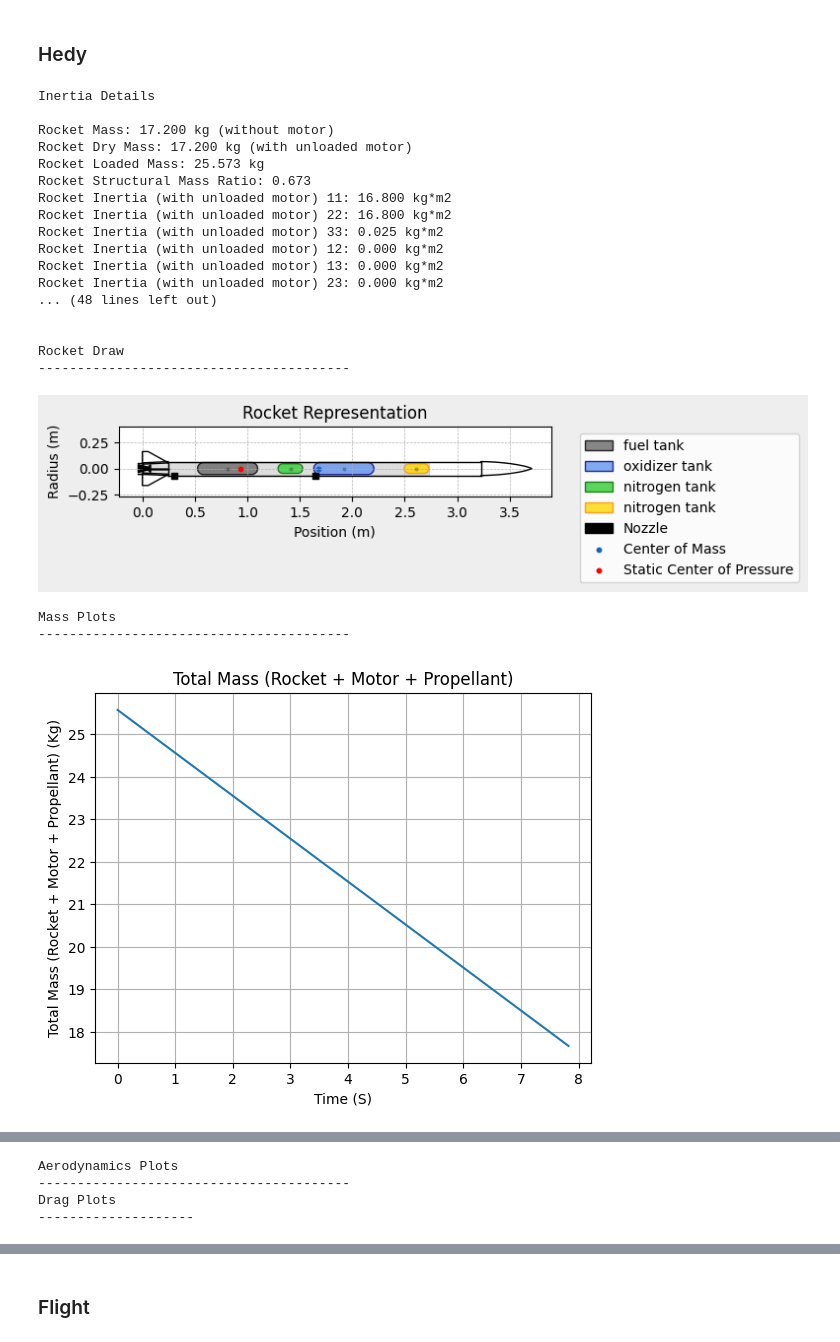
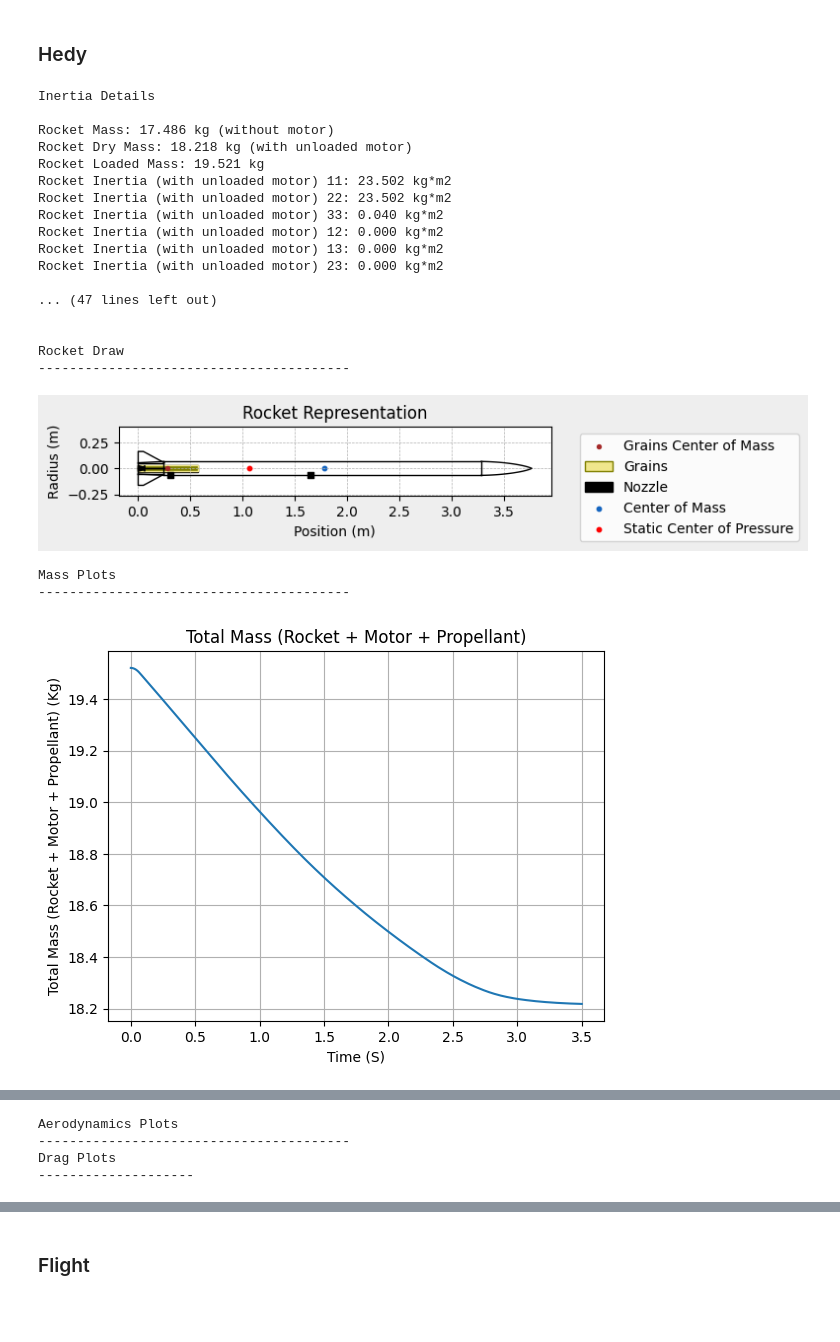
Before and after one commit to SpaceTeam/Lamarr_Flight_Simulation_RocketPy, a Jupyter notebook: Team26_RocketPy_v1_0_0.ipynb, the cells around one changed output, grey strips where cells are left out. Drawn from its saved outputs; the diff is of its cells as text; code cells hidden in the pictures; blank space fills up the shorter version.

```diff
--- a/Team26_RocketPy_v1_0_0.ipynb
+++ b/Team26_RocketPy_v1_0_0.ipynb
@@ -380,11 +255,22 @@ fin_amount        = rocket_config["fins"]["amount"]
 fin_shape_points  = rocket_config["fins"]["shape_points"]
 fin_name          = rocket_config["fins"]["name"]
 
-fin_set = FreeFormFins(
-   n = fin_amount,
-   shape_points = fin_shape_points,
-   rocket_radius=tailcone_bottom_radius,
-   name = fin_name
+#fin_set = FreeFormFins(
+#   n = fin_amount,
+#   shape_points = fin_shape_points,
+#   rocket_radius=tailcone_bottom_radius,
+#   name = fin_name
+#)
+#fin_set.draw()
+
+fin_set = TrapezoidalFins(
+      n             = fin_amount,
+      root_chord    = 0.250,
+      tip_chord     = 0.050,
+      span          = 0.108,
+      sweep_length  = 0.200,
+      rocket_radius = tailcone_bottom_radius,
+      name          = "Trapezoidal"
 )
 fin_set.draw()
 
@@ -434,50 +320,49 @@ inertia_z     = rocket_config["moment_of_intertia_Z"]
 upper_railbutton_position   = rocket_config["railbuttons"]["upper"] / 1000
 lower_railbutton_position   = rocket_config["railbuttons"]["lower"] / 1000
 fin_position                = rocket_config["fins"]["position"]     / 1000
-nozzle_position             = motor_config["nozzle"]["position"]    / 1000
 
 total_CG = rocket_config["total_CG"] / 1000
 
 hedy = Rocket(
     radius = rocket_diameter /2,
     mass = total_mass,
     inertia = (inertia_x_y, inertia_x_y, inertia_z),
     power_off_drag = "./power_off_drag.csv",
     power_on_drag = "./power_on_drag.csv",
-    center_of_mass_without_motor = total_CG,
+    center_of_mass_without_motor = rocket_length-total_CG,
     coordinate_system_orientation = "tail_to_nose"
 )
 
 
-hedy.add_motor(skuld, position = nozzle_position)
+hedy.add_motor(k700w, position = 0)
 
 
 hedy.set_rail_buttons(upper_button_position= upper_railbutton_position, lower_button_position=lower_railbutton_position)
 
 hedy.add_surfaces(surfaces=[nose_cone, fin_set, tail], positions=[rocket_length, fin_position, tailcone_length])
 
 hedy.parachutes = list(parachutes.values())
 
 hedy.all_info()
 # %% [output]
 Inertia Details
 
-Rocket Mass: 17.200 kg (without motor)
-Rocket Dry Mass: 17.200 kg (with unloaded motor)
-Rocket Loaded Mass: 25.573 kg
-Rocket Structural Mass Ratio: 0.673
-Rocket Inertia (with unloaded motor) 11: 16.800 kg*m2
-Rocket Inertia (with unloaded motor) 22: 16.800 kg*m2
-Rocket Inertia (with unloaded motor) 33: 0.025 kg*m2
+Rocket Mass: 17.486 kg (without motor)
+Rocket Dry Mass: 18.218 kg (with unloaded motor)
+Rocket Loaded Mass: 19.521 kg
+Rocket Inertia (with unloaded motor) 11: 23.502 kg*m2
+Rocket Inertia (with unloaded motor) 22: 23.502 kg*m2
+Rocket Inertia (with unloaded motor) 33: 0.040 kg*m2
 Rocket Inertia (with unloaded motor) 12: 0.000 kg*m2
 Rocket Inertia (with unloaded motor) 13: 0.000 kg*m2
 Rocket Inertia (with unloaded motor) 23: 0.000 kg*m2
-... (48 lines left out)
+
+... (47 lines left out)
 
 
 Rocket Draw
 ----------------------------------------
-[figure, old version]
+[figure, new version]
 Mass Plots
 ----------------------------------------
-[figure, old version]
+[figure, new version]
```
Also changed, not shown: parts of 11 cells of this notebook, 2 other files.
